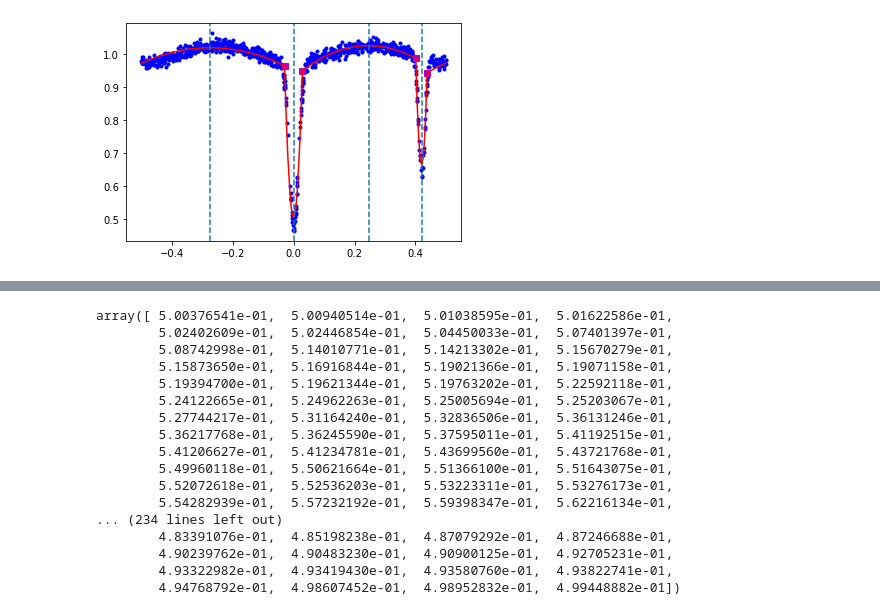
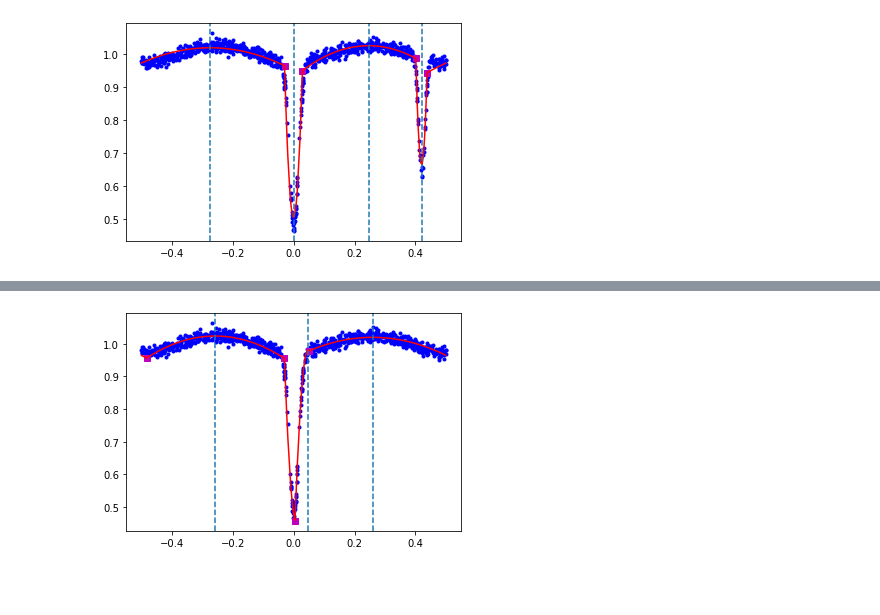
Before and after one commit to gecheline/ligeor, a Jupyter notebook: test_notebooks/test_polyfit.ipynb, the cells around one changed output, grey strips where cells are left out. Saved outputs shown, nothing was run; the diff lists cells and outputs as text; code cells hidden in the pictures; blank space fills up the shorter version.

```diff
--- a/test_notebooks/test_polyfit.ipynb
+++ b/test_notebooks/test_polyfit.ipynb
@@ -103,20 +82,5 @@ plt.plot(model_cg12e2.phases, model_cg12e2.model, 'r-')
-# %%
-model_cg12e2.phases
-# %% [output]
-array([ 5.00376541e-01,  5.00940514e-01,  5.01038595e-01,  5.01622586e-01,
-        5.02402609e-01,  5.02446854e-01,  5.04450033e-01,  5.07401397e-01,
-        5.08742998e-01,  5.14010771e-01,  5.14213302e-01,  5.15670279e-01,
-        5.15873650e-01,  5.16916844e-01,  5.19021366e-01,  5.19071158e-01,
-        5.19394700e-01,  5.19621344e-01,  5.19763202e-01,  5.22592118e-01,
-        5.24122665e-01,  5.24962263e-01,  5.25005694e-01,  5.25203067e-01,
-        5.27744217e-01,  5.31164240e-01,  5.32836506e-01,  5.36131246e-01,
-        5.36217768e-01,  5.36245590e-01,  5.37595011e-01,  5.41192515e-01,
-        5.41206627e-01,  5.41234781e-01,  5.43699560e-01,  5.43721768e-01,
-        5.49960118e-01,  5.50621664e-01,  5.51366100e-01,  5.51643075e-01,
-        5.52072618e-01,  5.52536203e-01,  5.53223311e-01,  5.53276173e-01,
-        5.54282939e-01,  5.57232192e-01,  5.59398347e-01,  5.62216134e-01,
-... (234 lines left out)
-        4.83391076e-01,  4.85198238e-01,  4.87079292e-01,  4.87246688e-01,
-        4.90239762e-01,  4.90483230e-01,  4.90900125e-01,  4.92705231e-01,
-        4.93322982e-01,  4.93419430e-01,  4.93580760e-01,  4.93822741e-01,
-        4.94768792e-01,  4.98607452e-01,  4.98952832e-01,  4.99448882e-01])
+# %%
+model_cge.fit()
+model_cge.plot(model_cge.phases)
+# %% [output]
+[figure, added]
```
Also changed, not shown: parts of 7 cells of this notebook, 19 other files.
